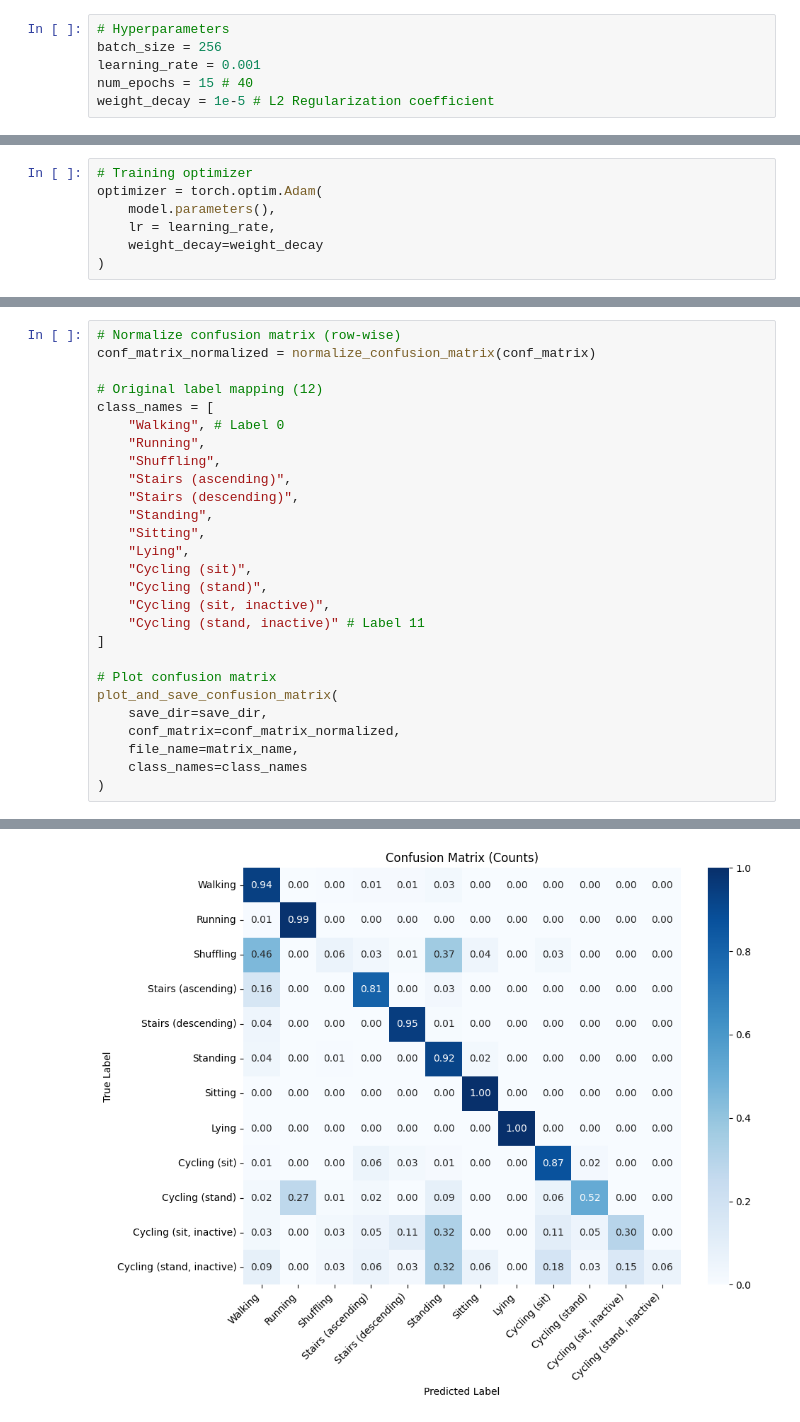
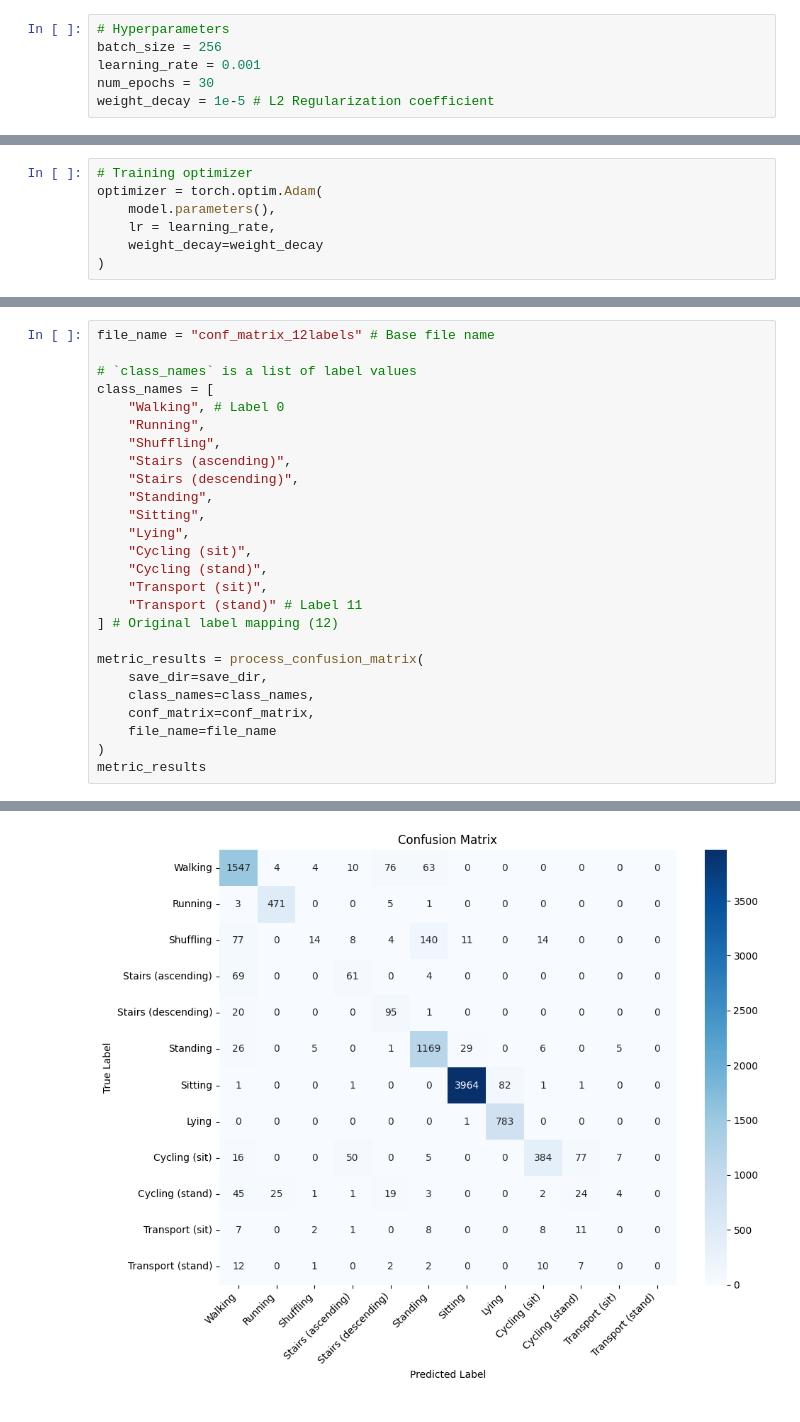
Before and after one commit to thenoobychocobo/human-activity-recognition-70plus, a Jupyter notebook: notebooks/model_training.ipynb, the cells around one changed output, grey strips where cells are left out. Saved outputs shown, nothing was run; the diff lists cells and outputs as text.

```diff
--- a/notebooks/model_training.ipynb
+++ b/notebooks/model_training.ipynb
@@ -100,7 +103,7 @@ Total: 103547 samples
 # Hyperparameters
 batch_size = 256
 learning_rate = 0.001
-num_epochs = 15 # 40
+num_epochs = 30
 weight_decay = 1e-5 # L2 Regularization coefficient
 # %%
 # Dataloaders
@@ -194,8 +190,7 @@ metric_results
 # %%
-# Normalize confusion matrix (row-wise)
-conf_matrix_normalized = normalize_confusion_matrix(conf_matrix)
+file_name = "conf_matrix_12labels" # Base file name
 
-# Original label mapping (12)
+# `class_names` is a list of label values
 class_names = [
     "Walking", # Label 0
     "Running",
@@ -207,15 +202,15 @@ class_names = [
     "Lying",
     "Cycling (sit)",
     "Cycling (stand)",
-    "Cycling (sit, inactive)",
-    "Cycling (stand, inactive)" # Label 11
-]
+    "Transport (sit)",
+    "Transport (stand)" # Label 11
+] # Original label mapping (12)
 
-# Plot confusion matrix
-plot_and_save_confusion_matrix(
+metric_results = process_confusion_matrix(
     save_dir=save_dir,
-    conf_matrix=conf_matrix_normalized,
-    file_name=matrix_name,
-    class_names=class_names
+    class_names=class_names,
+    conf_matrix=conf_matrix,
+    file_name=file_name
 )
+metric_results
 # %% [output]
@@ -222 +219 @@ plot_and_save_confusion_matrix(
-[figure, old version]
+[figure, new version]
```
Also changed, not shown: parts of 25 cells of this notebook, 3 other files.
